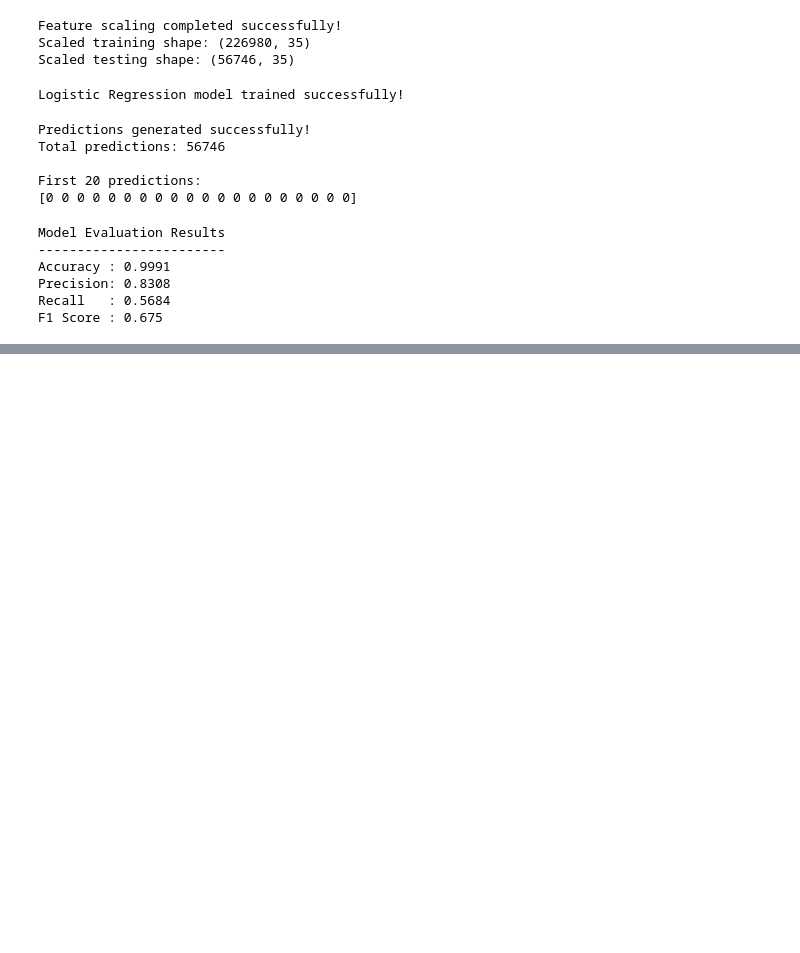
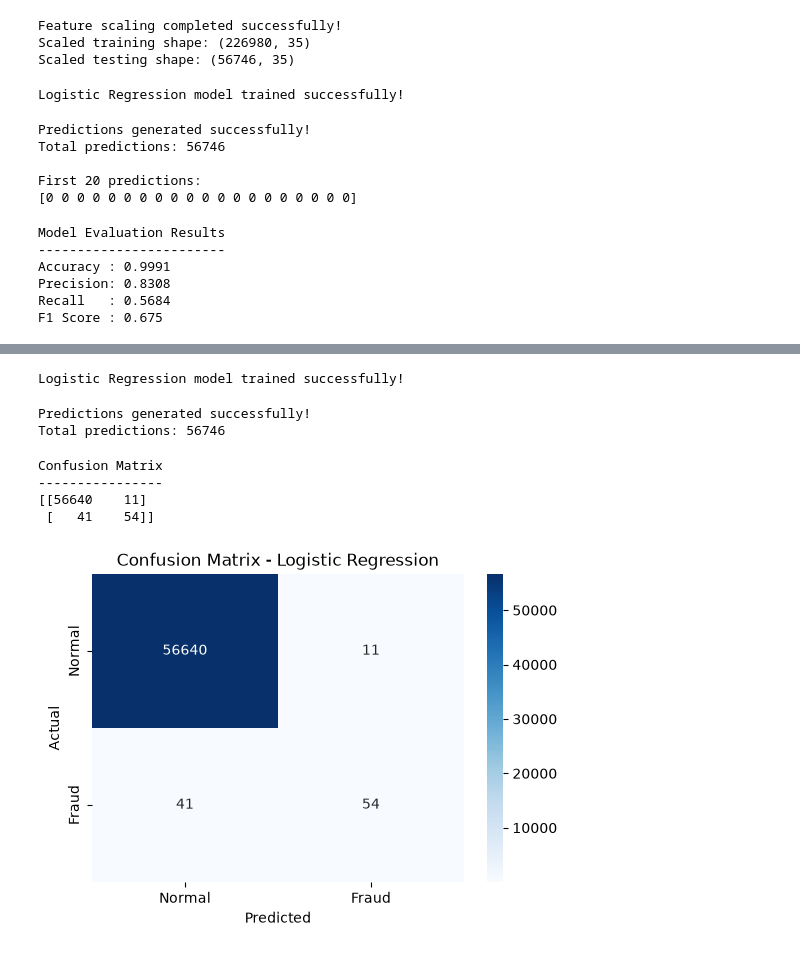
Before and after one commit to 9009594/real-time-financial-fraud-detection, a Jupyter notebook: notebooks/04_model_training.ipynb, the cells around one changed output, grey strips where cells are left out. Cells and saved outputs as stored; diff of their text form; code cells hidden in the pictures; blank space fills up the shorter version.

Commit message:
Add confusion matrix evaluation

```diff
--- a/notebooks/04_model_training.ipynb
+++ b/notebooks/04_model_training.ipynb
@@ -165,0 +210,55 @@ F1 Score : 0.675
+# %%
+from sklearn.linear_model import LogisticRegression
+
+model = LogisticRegression(
+    max_iter=1000,
+    random_state=42
+)
+
+model.fit(X_train_scaled, y_train)
+
+print("Logistic Regression model trained successfully!")
+# %% [output]
+Logistic Regression model trained successfully!
+# %%
+y_pred = model.predict(X_test_scaled)
+
+print("Predictions generated successfully!")
+print("Total predictions:", len(y_pred))
+# %% [output]
+Predictions generated successfully!
+Total predictions: 56746
+# %%
+from sklearn.metrics import confusion_matrix
+
+cm = confusion_matrix(y_test, y_pred)
+
+print("Confusion Matrix")
+print("----------------")
+print(cm)
+# %% [output]
+Confusion Matrix
+----------------
+[[56640    11]
+ [   41    54]]
+# %%
+import matplotlib.pyplot as plt
+import seaborn as sns
+
+plt.figure(figsize=(6, 4))
+
+sns.heatmap(
+    cm,
+    annot=True,
+    fmt="d",
+    cmap="Blues",
+    xticklabels=["Normal", "Fraud"],
+    yticklabels=["Normal", "Fraud"]
+)
+
+plt.xlabel("Predicted")
+plt.ylabel("Actual")
+plt.title("Confusion Matrix - Logistic Regression")
+plt.show()
+# %% [output]
+[figure, added]
```
Also changed, not shown: parts of 2 cells of this notebook.
